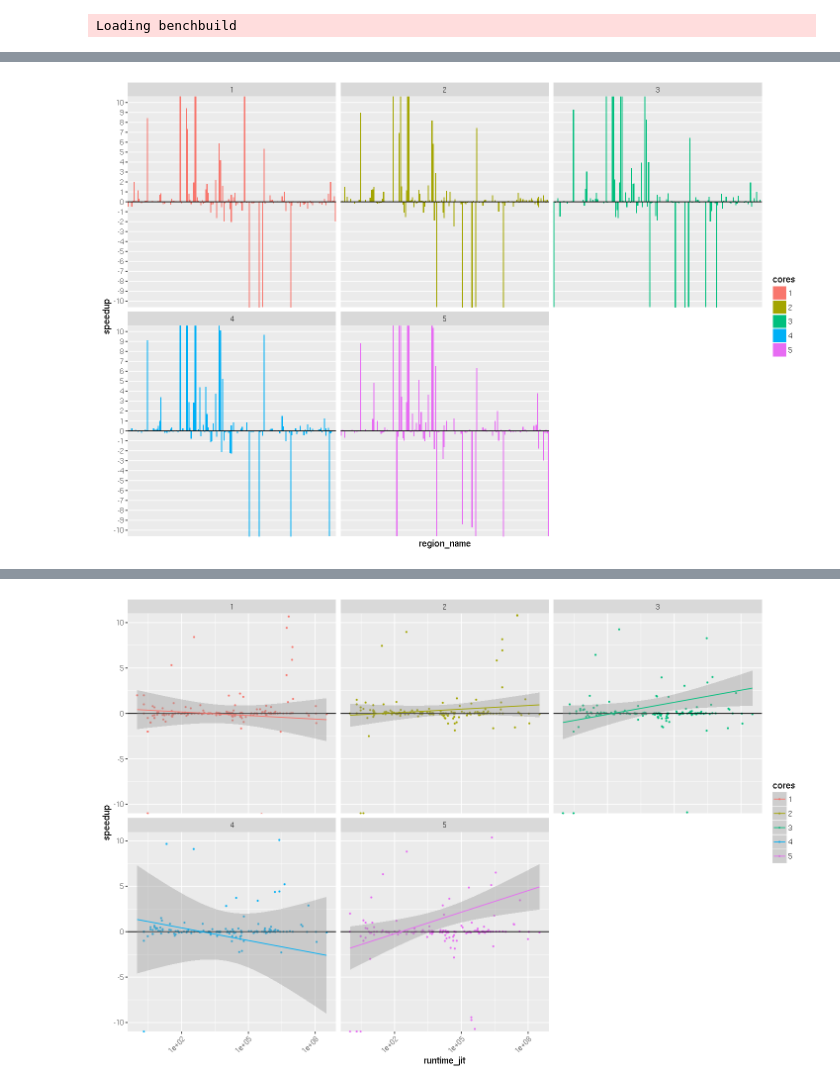
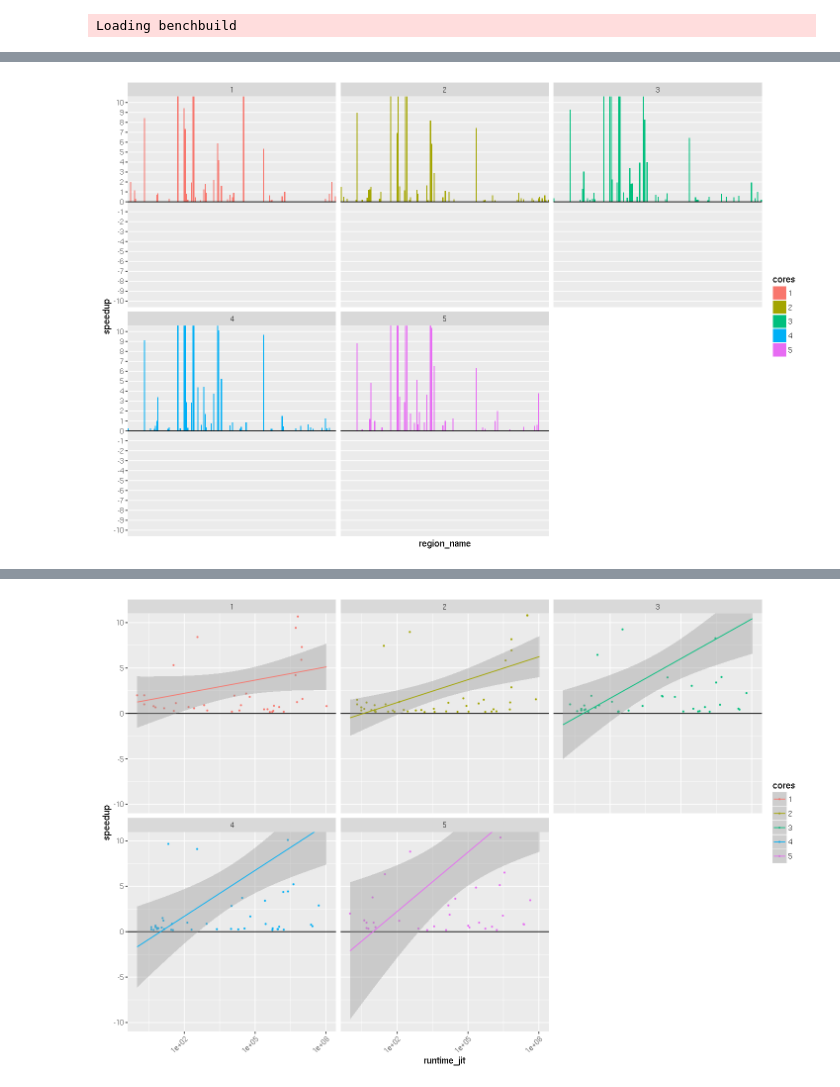
Before and after one commit to simbuerg/pprof-stats, a Jupyter notebook: PolyJIT - Region-Wise.ipynb, the cells around one changed output, grey strips where cells are left out. Cells and saved outputs as stored; diff of their text form; code cells hidden in the pictures.

Commit message:
Add polybench region-wise

```diff
--- a/PolyJIT - Region-Wise.ipynb
+++ b/PolyJIT - Region-Wise.ipynb
@@ -93,15 +74,12 @@ project_plot <- function(plot_data) {
 #    '0f42573f-973d-4cd4-bfac-b71961d100ed',
 #    '09de35a6-f0af-4577-91a2-a564b63ef900'
 #))
-data <- plot_comparison_data(c(
-    '9fd28f1b-8a9e-4d99-b495-e3b18fe9d347',
-    '45d076f4-52b7-4d38-8cea-4e1d64714aed',
-    'd5c856a3-4f78-4988-b43f-a349d246eab2',
-    '923a551e-0fb2-4b67-af6c-89bbe66d379a',
-    'bd9878da-55a1-4b81-bcde-0e050a6fc9e2',
-    'be9aca89-c6c0-44e5-870c-83ca39d5cb80',
-    'f5ecd111-d754-494a-aa12-32a9669d3a80'
+polybench <- plot_comparison_data(c('9fd28f1b-8a9e-4d99-b495-e3b18fe9d347'))
+llvm_nt <-plot_comparison_data(c('45d076f4-52b7-4d38-8cea-4e1d64714aed'))
+benchbuild <- plot_comparison_data(c('d5c856a3-4f78-4988-b43f-a349d246eab2'))
 
-))
+data <- rbind(polybench, llvm_nt)
+data <- rbind(data, benchbuild)
+
 data$region_name <- as.numeric(factor(data$region_name))
-#data
+data
@@ -124,7 +120,7 @@ data_filter <- transform(data, speedup = ifelse(speedup >= 1, speedup-1, -1/spee
 data_filter <- data_filter[complete.cases(data_filter),]
 #data_filter <- data_filter[(as.numeric(data_filter$cores) %% 2) == 0,]
 data_filter <- data_filter[(data_filter$speedup < 100),]
-#data_filter <- data_filter[(data_filter$speedup > 0.15),]
+data_filter <- data_filter[(data_filter$speedup > 0.15),]
 
 bar_plot(data_filter)
 scatter_plot(data_filter)
@@ -136 +130 @@ Warning message:
-[figure, old version]
+[figure, new version]
@@ -139 +131 @@ Warning message:
-[figure, old version]
+[figure, new version]
```
Also changed, not shown: parts of 11 cells of this notebook.
